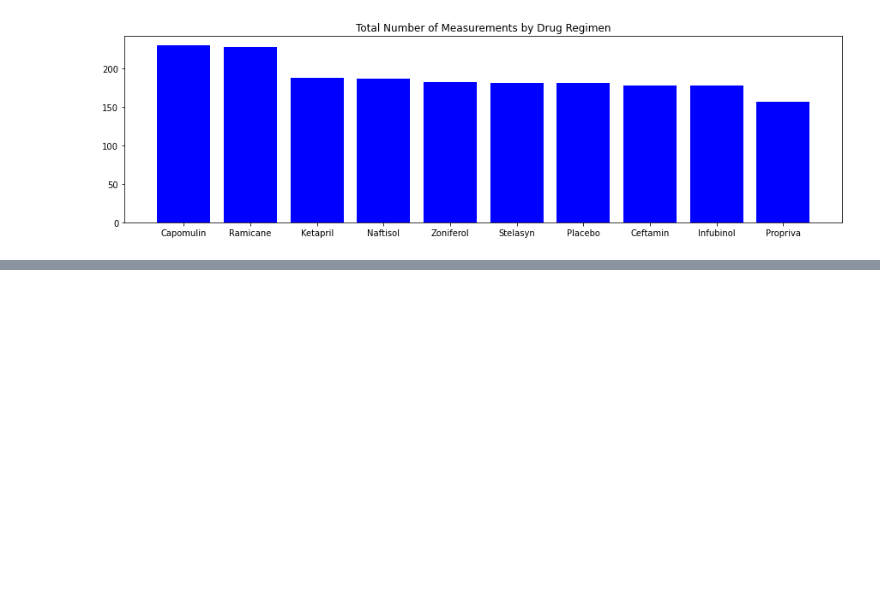
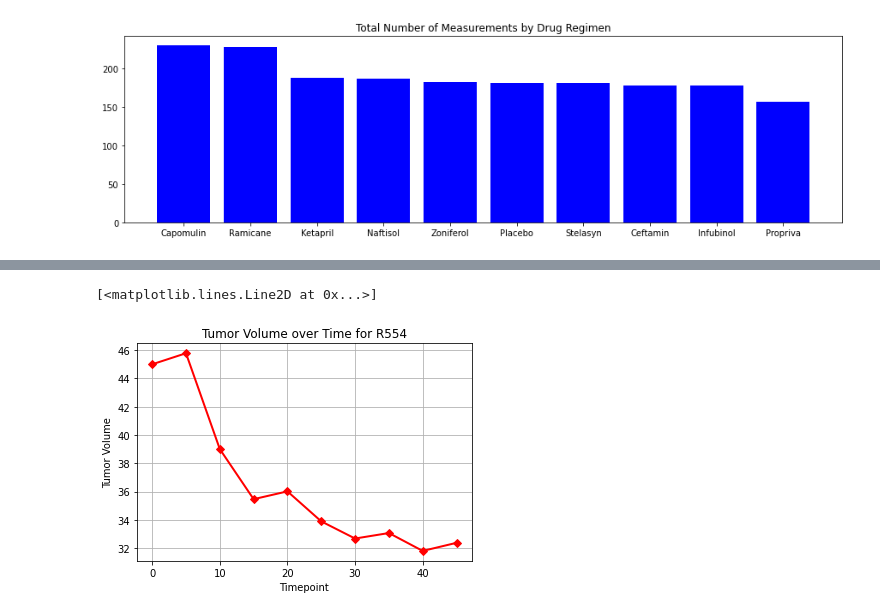
Before and after one commit to schwamb/matplotlib-challenge, a Jupyter notebook: pymaceuticals.ipynb, the cells around one changed output, grey strips where cells are left out. Saved outputs shown, nothing was run; the diff lists cells and outputs as text; code cells hidden in the pictures; blank space fills up the shorter version.

```diff
--- a/pymaceuticals.ipynb
+++ b/pymaceuticals.ipynb
@@ -234,0 +325,17 @@ Length: 10, dtype: int64
+# %%
+# Select a mouse that was treated with Capomulin and generate a line plot of tumor volume vs.
+# time point for that mouse.
+
+# r554
+r554_data = mouse_study_clean[mouse_study_clean['Mouse_ID'] ==  "r554"]
+r554_data
+
+#PERCENTAGE CHANGE IN HAPPINESS YEAR OVER YEAR
+plt.xlabel("Timepoint")
+plt.ylabel("Tumor Volume")
+plt.title("Tumor Volume over Time for R554")
+plt.grid()
+plt.plot(r554_data['Timepoint'], r554_data['Tumor_Volume'],linewidth=2, marker ='D', color='red')
+# %% [output]
+[<matplotlib.lines.Line2D at 0x...>]
+[figure, added]
```
Also changed, not shown: parts of 14 cells of this notebook, 1 other file.
